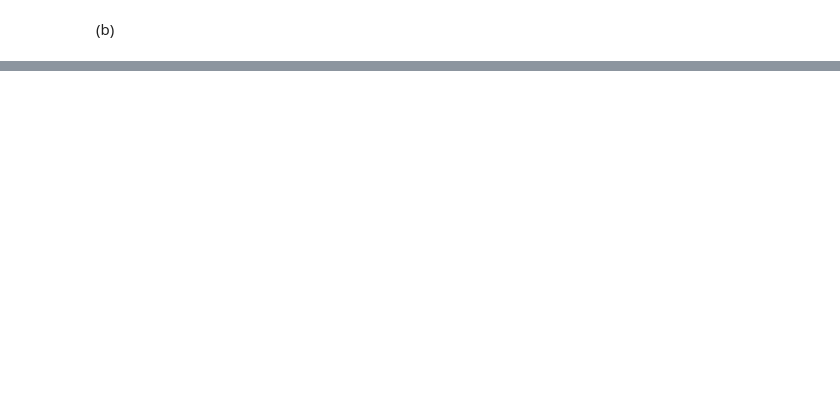
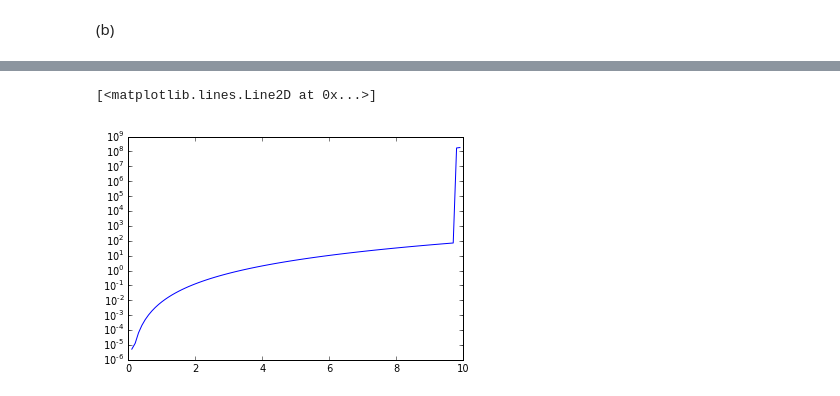
Before and after one commit to jdfreder/MCG, a Jupyter notebook: Week4/InterpAndDiffEx3.ipynb, the cells around one changed output, grey strips where cells are left out. Cells and saved outputs as stored; diff of their text form; code cells hidden in the pictures; blank space fills up the shorter version.

```diff
--- a/Week4/InterpAndDiffEx3.ipynb
+++ b/Week4/InterpAndDiffEx3.ipynb
@@ -140,0 +164,6 @@ ValueError: setting an array element with a sequence.
+# %%
+percentError=100*abs(fourPtFiniteDiff(x,y) - 5*x**4)/5*x**4
+semilogy(x,percentError)
+# %% [output]
+[<matplotlib.lines.Line2D at 0x...>]
+[figure, added]
```
Also changed, not shown: parts of 9 cells of this notebook, 2 other files.
